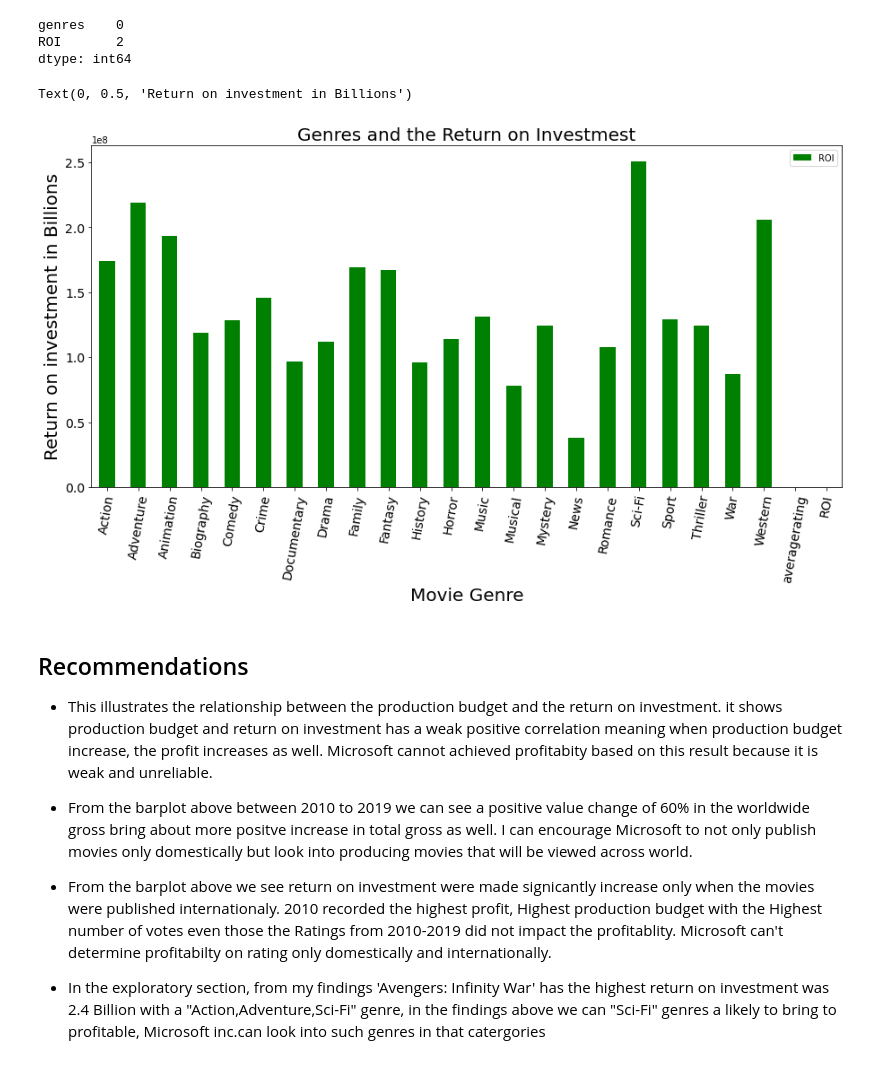
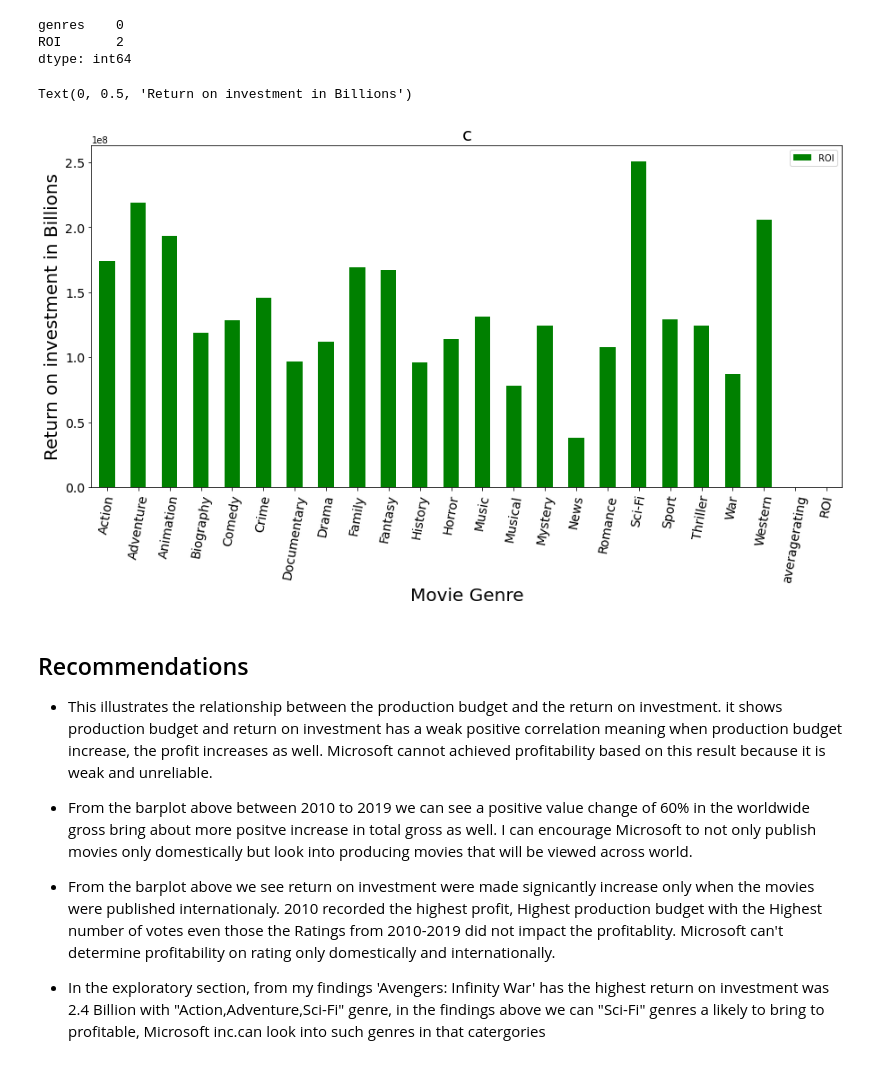
Before and after one commit to olaidekashimawo/Movie_analysis, a Jupyter notebook: Movie-Analysis.ipynb, the cells around one changed output. Saved outputs shown, nothing was run; the diff lists cells and outputs as text; code cells hidden in the pictures.

```diff
--- a/Movie-Analysis.ipynb
+++ b/Movie-Analysis.ipynb
@@ -1058,24 +1062,24 @@ dtype: int64
 # %%
 genres_ROI.plot.bar(
     figsize=(15,7),
     x="genres",
     y="ROI",
     rot=80,
     color='green',
     fontsize = 14);
-plt.title("Genres and the Return on Investmest", fontsize=20)
+plt.title("c", fontsize=20)
 plt.xlabel('Movie Genre', fontsize=20)
 plt.ylabel('Return on investment in Billions', fontsize=20)
 # %% [output]
 Text(0, 0.5, 'Return on investment in Billions')
-[figure, old version]
+[figure, new version]
 # %% [markdown]
 ## Recommendations
-- This illustrates the relationship between the  production budget and the return on investment. it shows production budget and return on investment has a weak positive correlation meaning when production budget increase, the profit increases as well. Microsoft cannot achieved profitabity based on this result because it is weak and unreliable.
+- This illustrates the relationship between the  production budget and the return on investment. it shows production budget and return on investment has a weak positive correlation meaning when production budget increase, the profit increases as well. Microsoft cannot achieved profitability based on this result because it is weak and unreliable.
 
 - From the barplot above between 2010 to 2019 we can see a positive value change of 60% in the worldwide gross bring about more positve increase in total gross as well. I can encourage Microsoft to not only publish movies only domestically but look into producing movies that will be viewed across world.
 
 - From the barplot above we see return on investment were made signicantly increase only when the movies were published internationaly. 2010 recorded the highest profit, Highest production budget with the Highest number of votes even those the Ratings from 2010-2019 did not impact the profitablity.
-Microsoft can't determine profitabilty on rating only domestically and internationally.
+Microsoft can't determine profitability on rating only domestically and internationally.
 
-- In the exploratory section, from my findings 'Avengers: Infinity War' has the highest return on investment was 2.4 Billion with a "Action,Adventure,Sci-Fi" genre, in the findings above we can "Sci-Fi" genres a likely to bring to profitable, Microsoft inc.can look into such genres in that catergories
+- In the exploratory section, from my findings 'Avengers: Infinity War' has the highest return on investment was 2.4 Billion with "Action,Adventure,Sci-Fi" genre, in the findings above we can "Sci-Fi" genres a likely to bring to profitable, Microsoft inc.can look into such genres in that catergories
```
Also changed, not shown: parts of 6 cells of this notebook.
